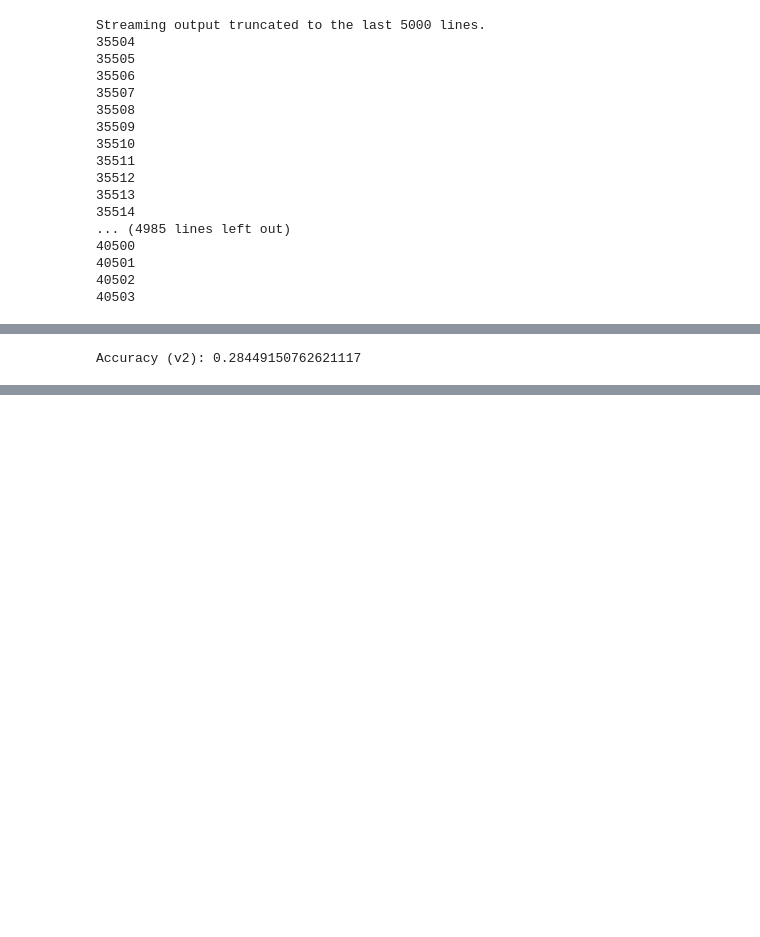
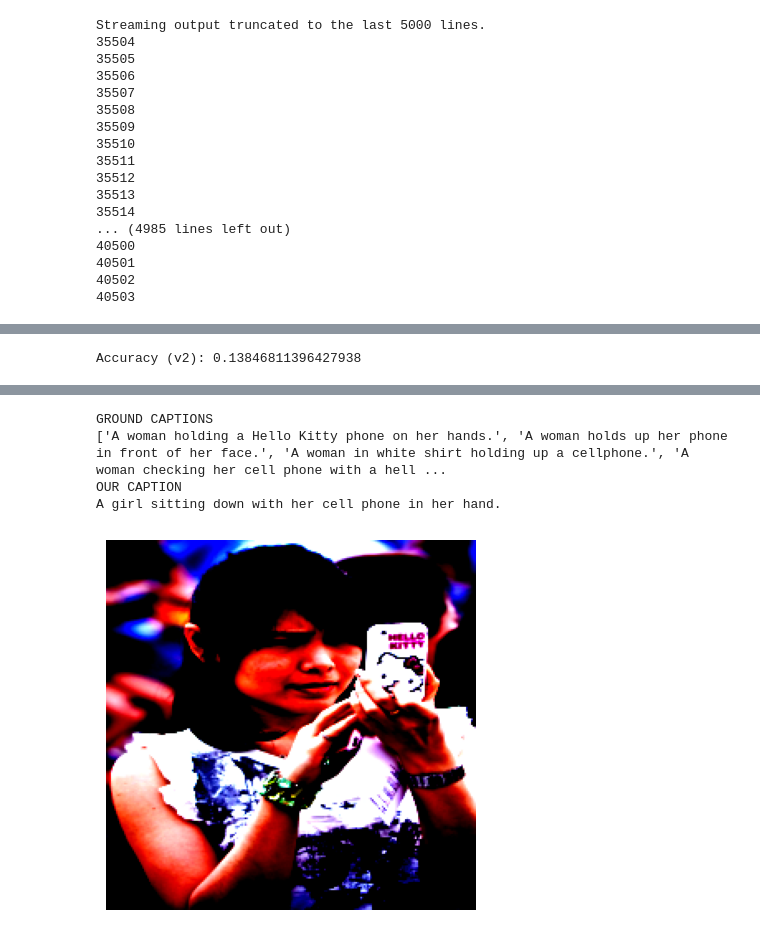
Before and after one commit to oops-moment/SMAI-SEM6, a Jupyter notebook: rollnumber_A1/rollnumber_A1_Q2/Q2.ipynb, the cells around one changed output, grey strips where cells are left out. Drawn from its saved outputs; the diff is of its cells as text; code cells hidden in the pictures; blank space fills up the shorter version.

```diff
--- a/rollnumber_A1/rollnumber_A1_Q2/Q2.ipynb
+++ b/rollnumber_A1/rollnumber_A1_Q2/Q2.ipynb
@@ -148,4 +182,19 @@ print((image_embeddings[0:1]).shape)
 # %% [output]
 512
 (1, 512)
+# %%
+def perform_knn(image_embeddings, caption_embeddings, k):
+    index = faiss.IndexFlatIP(image_embeddings.shape[1])
+    index.add(image_embeddings)
+
+    results_dict = {}
+    for i in range(len(image_embeddings)):
+        D, I = index.search(image_embeddings[i:i + 1], k)
+
+        # Store results in the dictionary
+        print(i)
+        results_dict[i] = {'nearest_indices': I.flatten(), 'distances': D.flatten()}
+
+
+    return results_dict
 # %%
@@ -191,18 +246,17 @@ Index 38544 - Nearest Indices: [38544 10099 11415  6682 19956], Distances: [1.00
 # %%
-N=5 # K NEAREST
+N=4 # K NEAREST
 M=5 #CAPTIONS
 for index, values in knn_results.items():
     print(index)
     values = knn_results[index]
     nearest_indices = values['nearest_indices']
     distances = values['distances']
-    concatenated_captions = np.sum(caption_embeddings[nearest_indices], axis=0)
-    # print(concatenated_captions.shape)
+    concatenated_captions = [np.sum(caption_embeddings[i], axis=0) for i in nearest_indices]
     normalized_distances = 1 - (distances / np.max(distances))
+    print(normalized_distances.shape)
     distributed_query = np.sum(concatenated_captions * normalized_distances[:, np.newaxis], axis=0)
     distributed_query = distributed_query/(N*M)
-    # Add the distributed_query to knn_results dictionary
     knn_results[index]['distributed_query'] = distributed_query
-    print(distributed_query.shape)
+    print(index)
 # %% [output]
 Streaming output truncated to the last 5000 lines.
@@ -401,9 +429,31 @@ for target_index, values in knn_results.items():
     # Append to the lists
     predict_list.append(predicted_caption)
     real_list.append(ground_truth_captions)
-
-# Calculate accuracy using accuracy_v2
-accuracy_v2_result = accuracy_v2(predict_list, real_list)
-print('Accuracy (v2):', accuracy_v2_result)
-# %% [output]
-Accuracy (v2): 0.28449150762621117
+# %%
+# Calculate accuracy using accuracy_v2
+accuracy_v2_result = accuracy_v2(predict_list, real_list)
+print('Accuracy (v2):', accuracy_v2_result)
+# %% [output]
+Accuracy (v2): 0.13846811396427938
+# %%
+import matplotlib.pyplot as plt
+import torchvision.transforms as transforms
+
+
+imagee_tensor1,actual_captions1=coco_dset[100]
+img_array1 = imagee_tensor1.numpy()
+
+# If the image tensor is in CHW format (channels, height, width), transpose it to HWC format
+if img_array1.shape[0] == 3:
+    img_array = img_array1.transpose(1, 2, 0)
+print("GROUND CAPTIONS")
+print(knn_results[100]['ground_captions'])
+print("OUR CAPTION")
+print(knn_results[100]['our_caption'])
+# Create a plot
+plt.imshow(img_array)
+plt.axis('off')
+
+# Show the plot
+plt.show()
+# %% [output]
@@ -409,0 +461,5 @@ Accuracy (v2): 0.28449150762621117
+GROUND CAPTIONS
+['A woman holding a Hello Kitty phone on her hands.', 'A woman holds up her phone in front of her face.', 'A woman in white shirt holding up a cellphone.', 'A woman checking her cell phone with a hell ...
+OUR CAPTION
+A girl sitting down with her cell phone in her hand.
+[figure, added]
```
Also changed, not shown: parts of 14 cells of this notebook, 1 other file.
